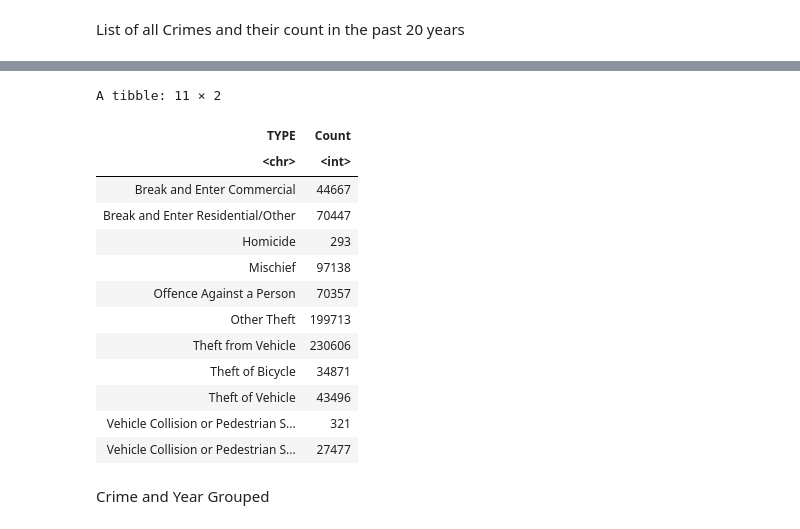
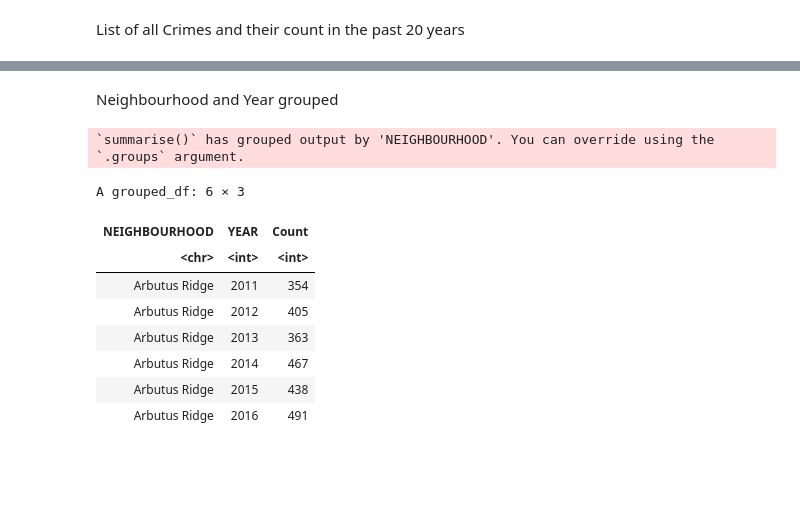
Before and after one commit to Utsav02/VancouverCrimeSTAT201, a Jupyter notebook: ProjectFile.ipynb, the cells around one changed output, grey strips where cells are left out. Saved outputs shown, nothing was run; the diff lists cells and outputs as text; code cells hidden in the pictures; blank space fills up the shorter version.

```diff
--- a/ProjectFile.ipynb
+++ b/ProjectFile.ipynb
@@ -80,0 +44,6 @@ A grouped_df: 267 × 3
+# %%
+# reading data from github
+
+url <- "https://raw.githubusercontent.com/Utsav02/VancouverCrimeSTAT201/main/crimedata_csv_AllNeighbourhoods_AllYears.csv"
+vancouver_crime <- read.csv(url)
+vancouver_crime
@@ -80,0 +72,9 @@ A grouped_df: 267 × 3
+# %%
+# not selecting 2022 as it is the present year
+vancouver_crime <- vancouver_crime %>%
+filter(YEAR != 2022 & YEAR >= 2011)
+
+# crimes that do not have any neighbourhoods mentioned
+vancouver_crime[vancouver_crime == ""] <- "Neighbourhood Missing"
+head(vancouver_crime)
+tail(vancouver_crime)
@@ -111,24 +152,20 @@ List of all Crimes and their count in the past 20 years
+# %% [markdown]
+Neighbourhood and Year grouped
 # %%
-
-CrimeGrouped<- vancouver_crime %>%
-group_by(TYPE)%>%
+neighbourhood_year_grouped <- vancouver_crime %>%
+group_by(NEIGHBOURHOOD, YEAR) %>%
 summarize(Count = n())
 
-CrimeGrouped
+head(neighbourhood_year_grouped)
 # %% [output]
-A tibble: 11 × 2
+`summarise()` has grouped output by 'NEIGHBOURHOOD'. You can override using the
+`.groups` argument.
+A grouped_df: 6 × 3
-| TYPE | Count |
-| <chr> | <int> |
-| Break and Enter Commercial | 44667 |
-| Break and Enter Residential/Other | 70447 |
-| Homicide | 293 |
-| Mischief | 97138 |
-| Offence Against a Person | 70357 |
-| Other Theft | 199713 |
-| Theft from Vehicle | 230606 |
-| Theft of Bicycle | 34871 |
-| Theft of Vehicle | 43496 |
-| Vehicle Collision or Pedestrian S... | 321 |
-| Vehicle Collision or Pedestrian S... | 27477 |
+| NEIGHBOURHOOD | YEAR | Count |
+| <chr> | <int> | <int> |
+| Arbutus Ridge | 2011 | 354 |
+| Arbutus Ridge | 2012 | 405 |
+| Arbutus Ridge | 2013 | 363 |
+| Arbutus Ridge | 2014 | 467 |
+| Arbutus Ridge | 2015 | 438 |
+| Arbutus Ridge | 2016 | 491 |
-# %% [markdown]
-Crime and Year Grouped
```
Also changed, not shown: parts of 24 cells of this notebook.
